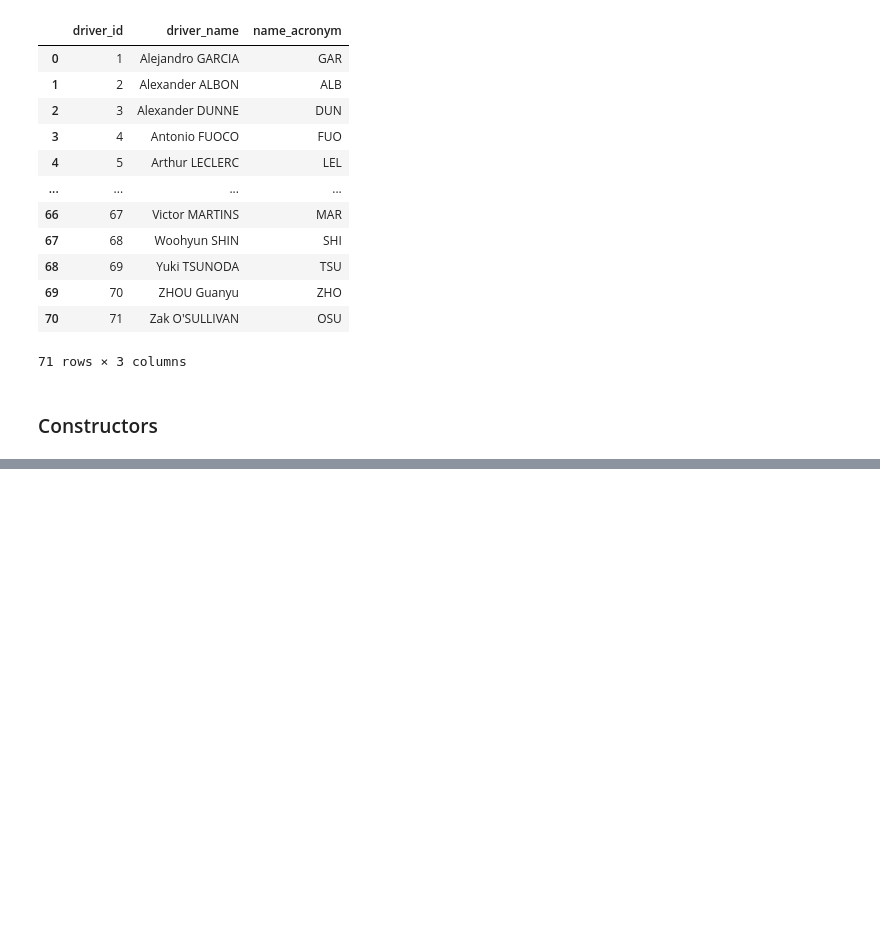
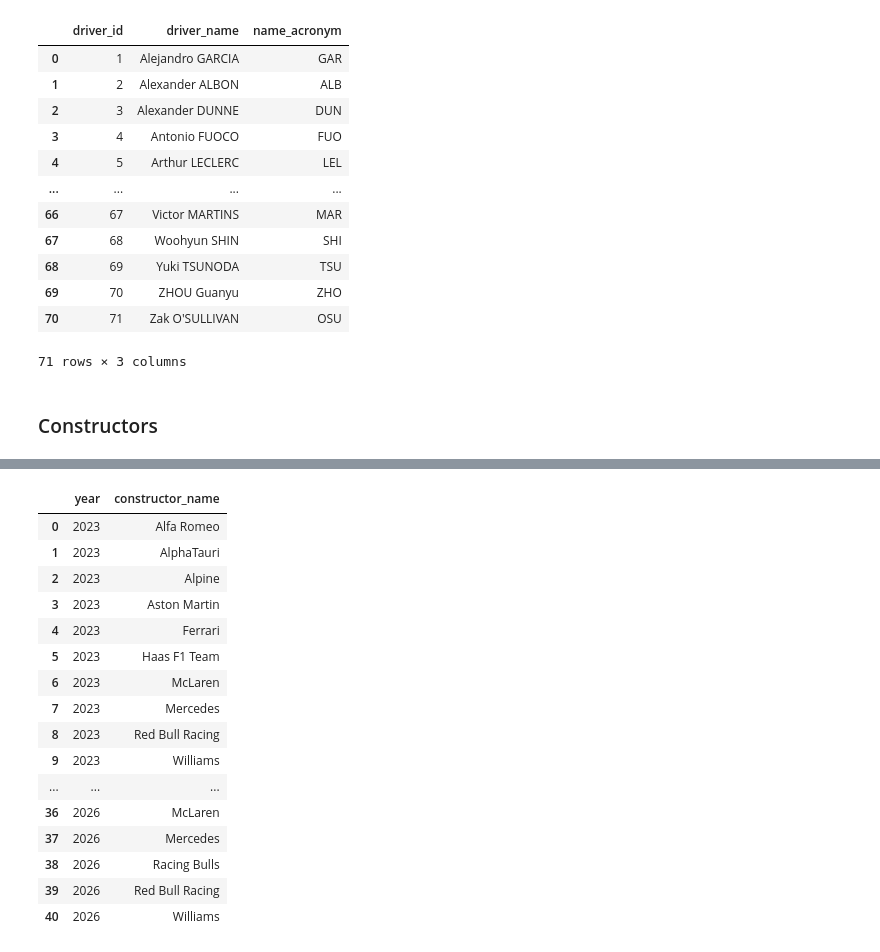
Before and after one commit to jguptil1/F1Fantasy, a Jupyter notebook: src/ingestion/database_testing.ipynb, the cells around one changed output, grey strips where cells are left out. Drawn from its saved outputs; the diff is of its cells as text; code cells hidden in the pictures; blank space fills up the shorter version.

```diff
--- a/src/ingestion/database_testing.ipynb
+++ b/src/ingestion/database_testing.ipynb
@@ -259,0 +260,27 @@ raw_constructors
+# %%
+def read_staged_constructors():
+    with duckdb.connect(DATABASE_PATH, read_only=True) as con:
+        result = con.execute("SELECT * FROM staged_session_constructors_table").df()
+
+    return result
+# %%
+staged_constructors = read_staged_constructors()
+staged_constructors
+# %% [output]
+|  | year | constructor_name |
+| 0 | 2023 | Alfa Romeo |
+| 1 | 2023 | AlphaTauri |
+| 2 | 2023 | Alpine |
+| 3 | 2023 | Aston Martin |
+| 4 | 2023 | Ferrari |
+| 5 | 2023 | Haas F1 Team |
+| 6 | 2023 | McLaren |
+| 7 | 2023 | Mercedes |
+| 8 | 2023 | Red Bull Racing |
+| 9 | 2023 | Williams |
+| ... | ... | ... |
+| 36 | 2026 | McLaren |
+| 37 | 2026 | Mercedes |
+| 38 | 2026 | Racing Bulls |
+| 39 | 2026 | Red Bull Racing |
+| 40 | 2026 | Williams |
```
Also changed, not shown: parts of 7 cells of this notebook, 4 other files.
